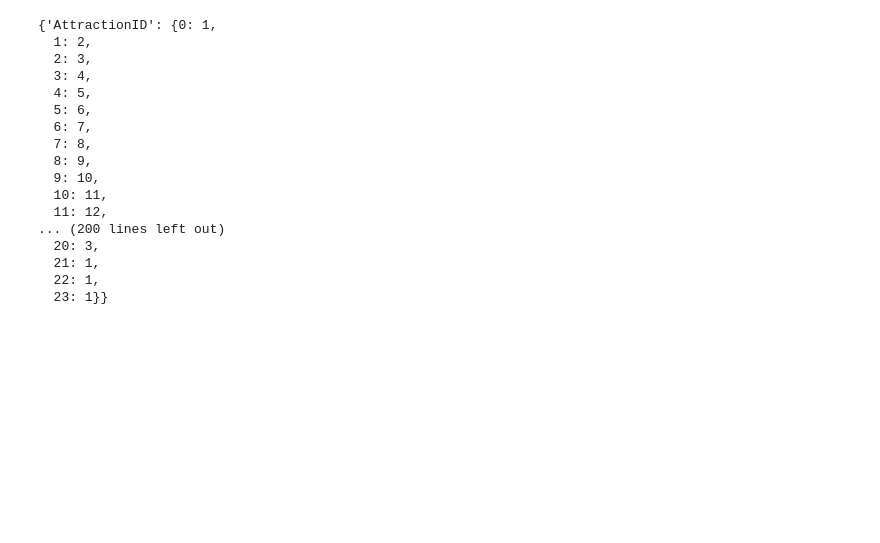
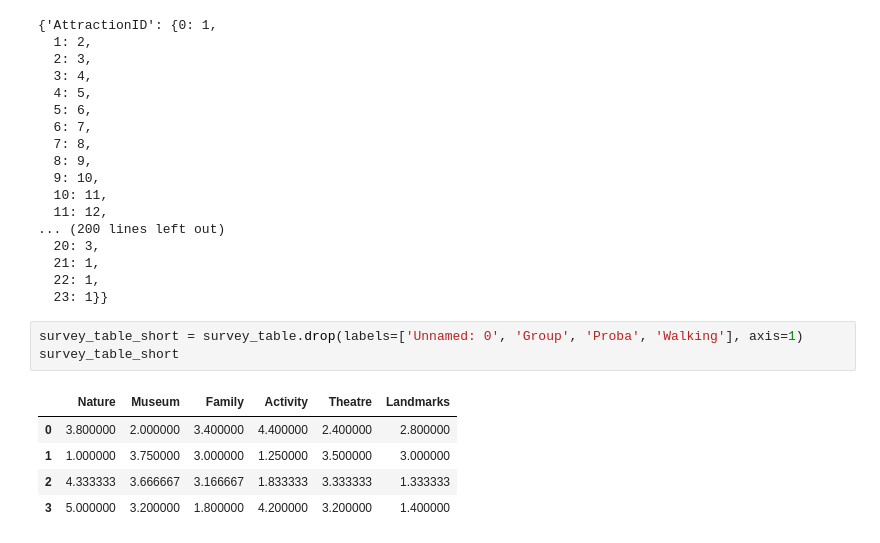
Before and after one commit to kaia-hu/hu_portfolio, a Jupyter notebook: decision_analytics_final.ipynb, the cells around one changed output. Saved outputs shown, nothing was run; the diff lists cells and outputs as text; blank space fills up the shorter version.

```diff
--- a/decision_analytics_final.ipynb
+++ b/decision_analytics_final.ipynb
@@ -74,3 +87,12 @@ attractions1
   21: 1,
   22: 1,
   23: 1}}
+# %%
+survey_table_short = survey_table.drop(labels=['Unnamed: 0', 'Group', 'Proba', 'Walking'], axis=1)
+survey_table_short
+# %% [output]
+|  | Nature | Museum | Family | Activity | Theatre | Landmarks |
+| 0 | 3.800000 | 2.000000 | 3.400000 | 4.400000 | 2.400000 | 2.800000 |
+| 1 | 1.000000 | 3.750000 | 3.000000 | 1.250000 | 3.500000 | 3.000000 |
+| 2 | 4.333333 | 3.666667 | 3.166667 | 1.833333 | 3.333333 | 1.333333 |
+| 3 | 5.000000 | 3.200000 | 1.800000 | 4.200000 | 3.200000 | 1.400000 |
```
Also changed, not shown: parts of 6 cells of this notebook.
